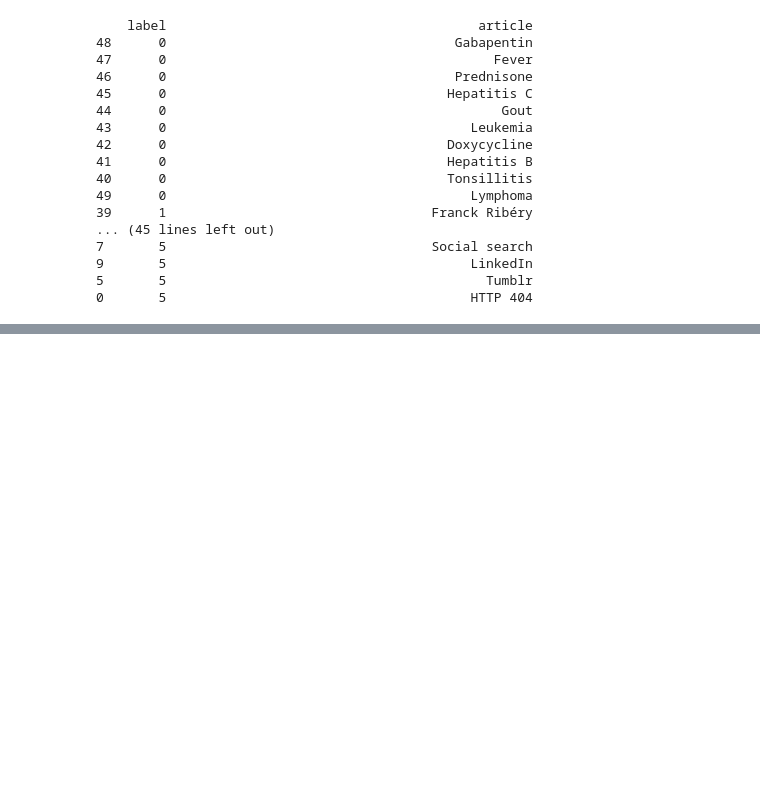
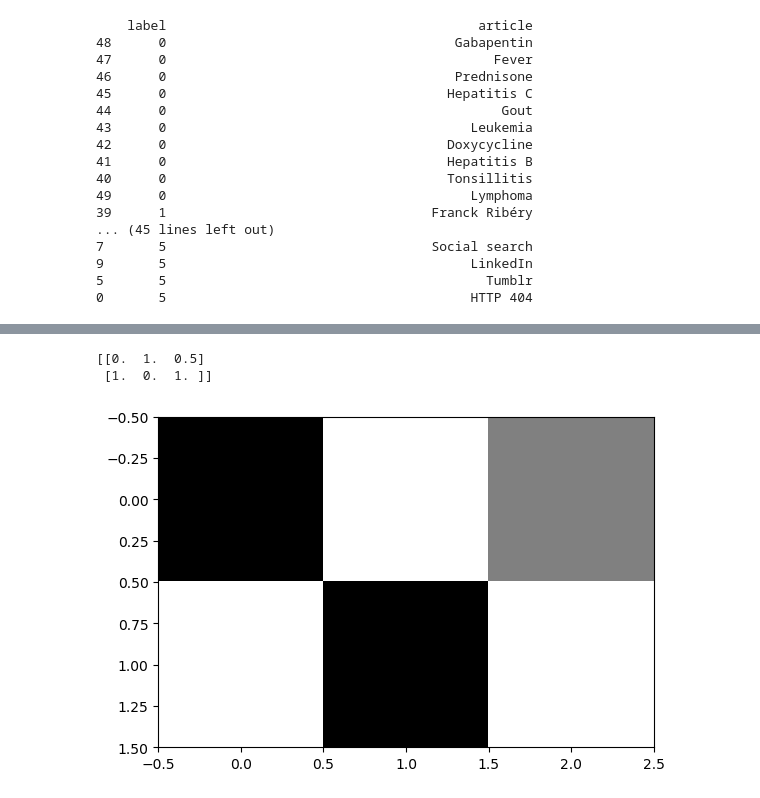
Before and after one commit to etherion-1337/Machine_Learning_basics, a Jupyter notebook: python_scikit_learn.ipynb, the cells around one changed output, grey strips where cells are left out. Drawn from its saved outputs; the diff is of its cells as text; code cells hidden in the pictures; blank space fills up the shorter version.

```diff
--- a/python_scikit_learn.ipynb
+++ b/python_scikit_learn.ipynb
@@ -2921,0 +3053,12 @@ array([[ 242. ,   23.2,   25.4,   30. ,   38.4,   13.4],
+# %%
+plt.style.use('default')
+#recover image
+small_img = np.array([0,1,0.5,1,0,1])
+bitmap = small_img.reshape((2,3))
+print(bitmap)
+plt.imshow(bitmap,cmap="gray",interpolation="nearest")
+plt.show()
+# %% [output]
+[[0.  1.  0.5]
+ [1.  0.  1. ]]
+[figure, added]
```
Also changed, not shown: parts of 20 cells of this notebook, 3 other files.
